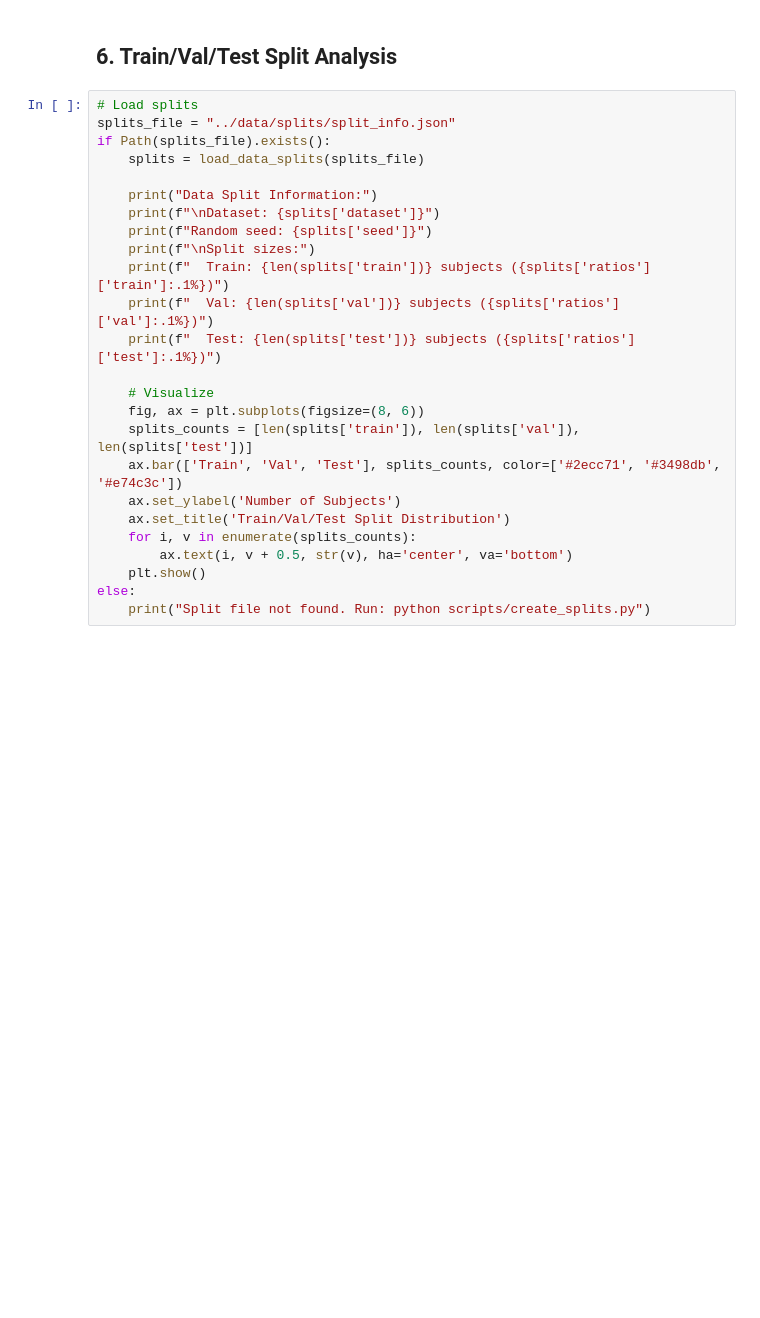
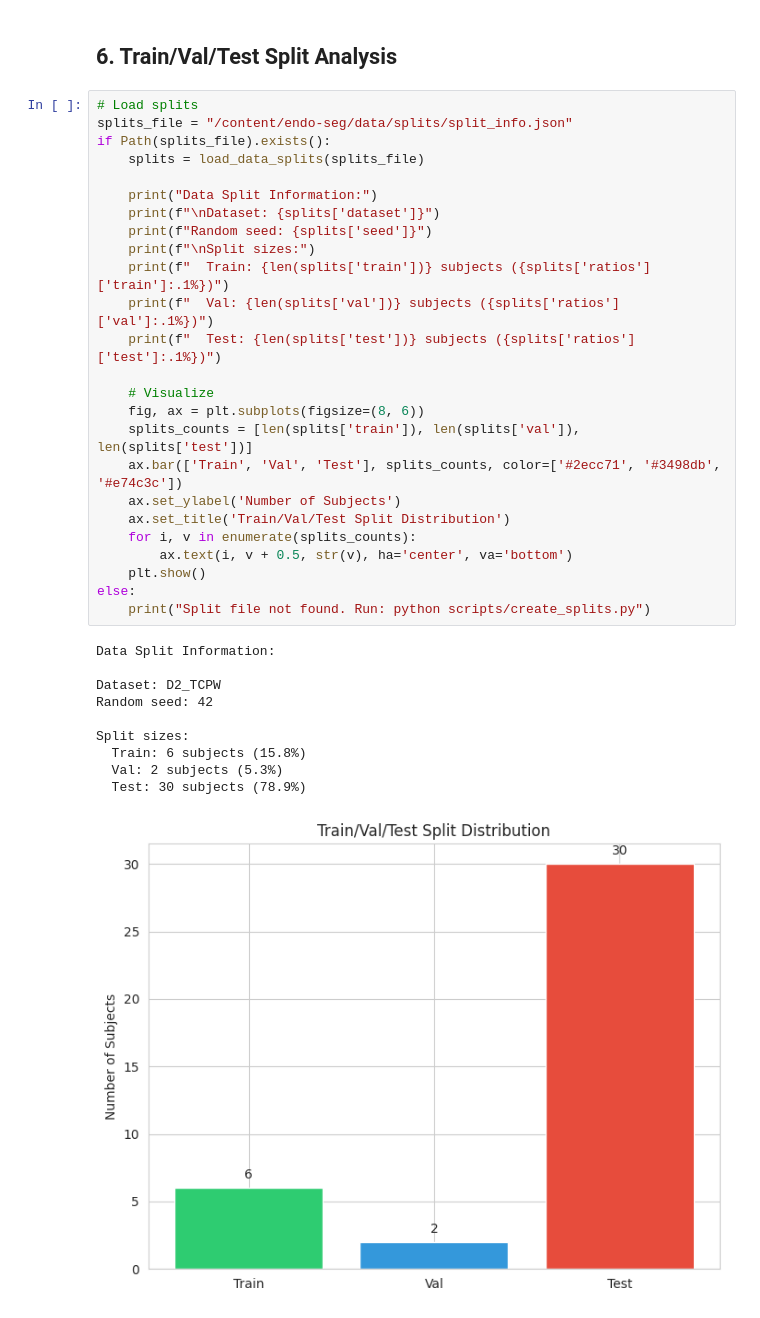
Before and after one commit to sehajbath/endo-seg, a Jupyter notebook: notebooks/01_data_exploration.ipynb, the cells around one changed output. Drawn from its saved outputs; the diff is of its cells as text; blank space fills up the shorter version.

```diff
--- a/notebooks/01_data_exploration.ipynb
+++ b/notebooks/01_data_exploration.ipynb
@@ -301,29 +422,40 @@ print(f"\nBackground/Foreground ratio: {imbalance_ratio:.2f}:1")
 ## 6. Train/Val/Test Split Analysis
 # %%
 # Load splits
-splits_file = "../data/splits/split_info.json"
+splits_file = "/content/endo-seg/data/splits/split_info.json"
 if Path(splits_file).exists():
     splits = load_data_splits(splits_file)
 
     print("Data Split Information:")
     print(f"\nDataset: {splits['dataset']}")
     print(f"Random seed: {splits['seed']}")
     print(f"\nSplit sizes:")
     print(f"  Train: {len(splits['train'])} subjects ({splits['ratios']['train']:.1%})")
     print(f"  Val: {len(splits['val'])} subjects ({splits['ratios']['val']:.1%})")
     print(f"  Test: {len(splits['test'])} subjects ({splits['ratios']['test']:.1%})")
 
     # Visualize
     fig, ax = plt.subplots(figsize=(8, 6))
     splits_counts = [len(splits['train']), len(splits['val']), len(splits['test'])]
     ax.bar(['Train', 'Val', 'Test'], splits_counts, color=['#2ecc71', '#3498db', '#e74c3c'])
     ax.set_ylabel('Number of Subjects')
     ax.set_title('Train/Val/Test Split Distribution')
     for i, v in enumerate(splits_counts):
         ax.text(i, v + 0.5, str(v), ha='center', va='bottom')
     plt.show()
 else:
     print("Split file not found. Run: python scripts/create_splits.py")
+# %% [output]
+Data Split Information:
+
+Dataset: D2_TCPW
+Random seed: 42
+
+Split sizes:
+  Train: 6 subjects (15.8%)
+  Val: 2 subjects (5.3%)
+  Test: 30 subjects (78.9%)
+[figure, added]
 # %% [markdown]
 ## Summary and Key Findings
 
```
Also changed, not shown: parts of 10 cells of this notebook, 36 other files.
